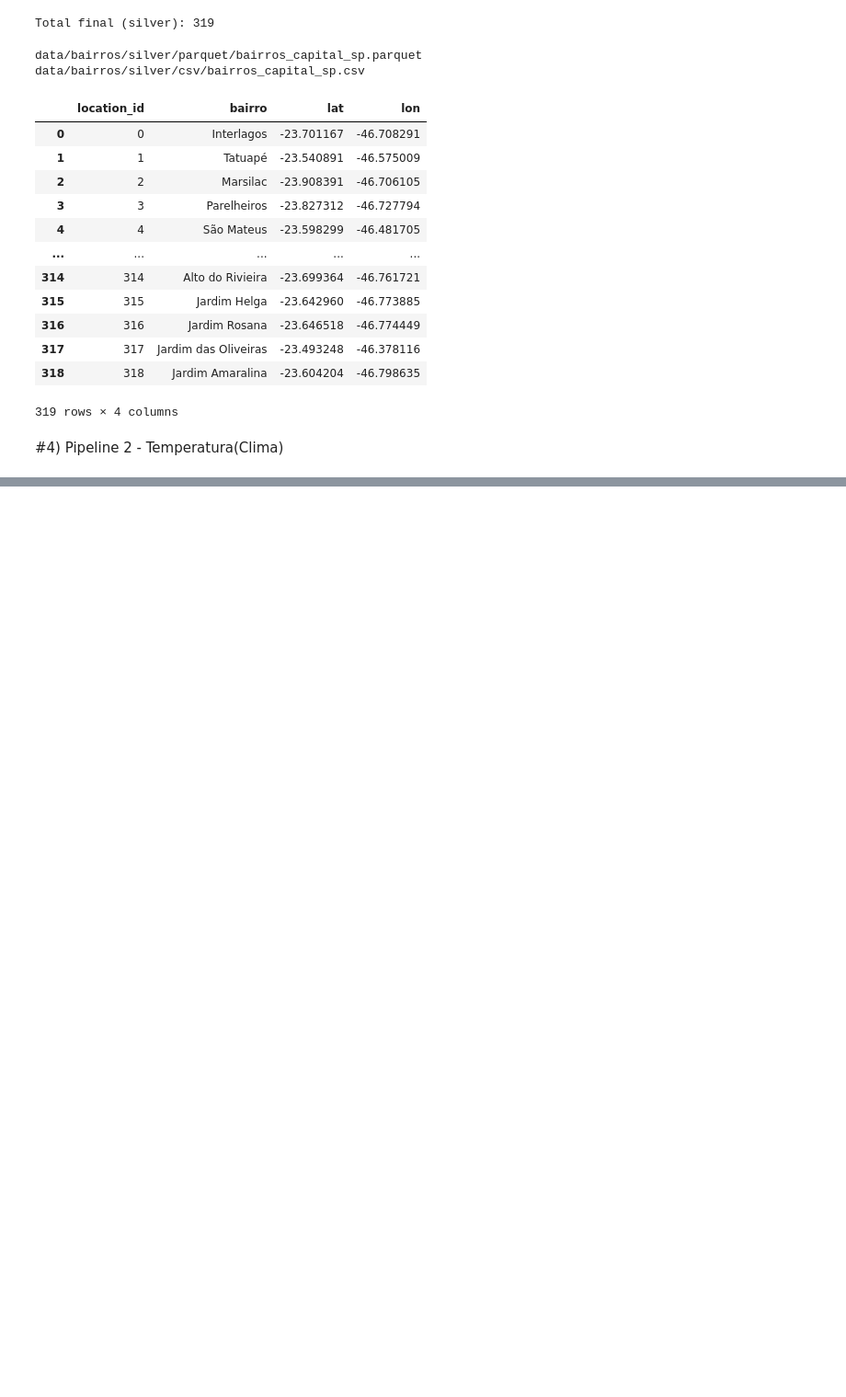
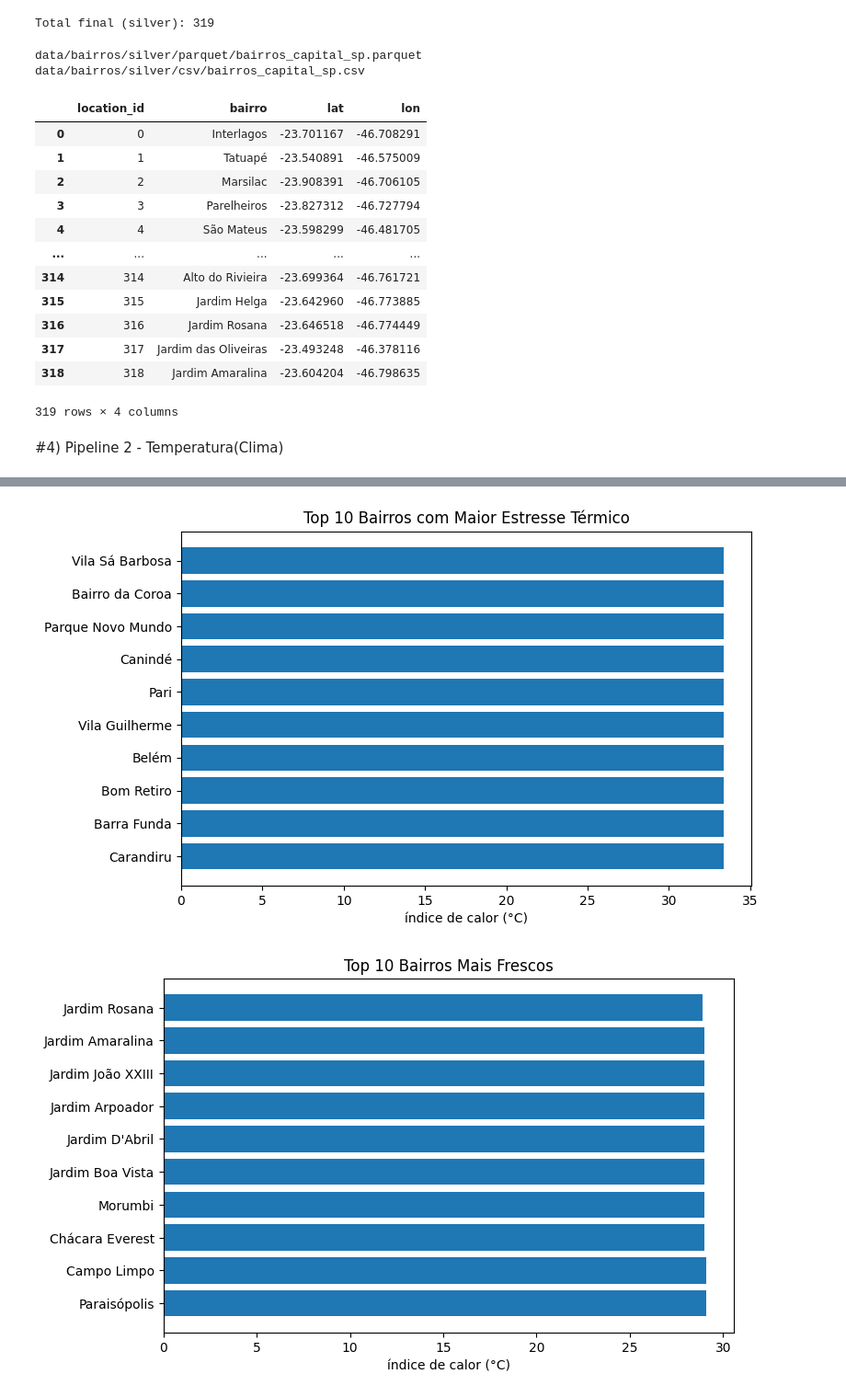
Before and after one commit to lettymoon/analise-temperatura-sp, a Jupyter notebook: temperaturas_bairros_sp.ipynb, the cells around one changed output, grey strips where cells are left out. Shown at 92% size. Saved outputs shown, nothing was run; the diff lists cells and outputs as text; code cells hidden in the pictures; blank space fills up the shorter version.

Commit message:
feat: analise gold

```diff
--- a/temperaturas_bairros_sp.ipynb
+++ b/temperaturas_bairros_sp.ipynb
@@ -504,0 +596,20 @@ bairros_weather_final
+# %%
+# @title Ranking - Mais quentes e mais frescos
+
+df_gold = bairros_clima_final.copy()
+
+df_gold["indice_calor"] = (df_gold["apparent_temperature_min"] + df_gold["apparent_temperature_max"]) / 2
+
+top_quentes = (
+    df_gold
+    .sort_values("indice_calor", ascending=False)
+    .head(10)
+    [["bairro", "indice_calor", "apparent_temperature_max", "apparent_temperature_min"]]
+)
+
+top_frescos = (
+    df_gold
+    .sort_values("indice_calor", ascending=True)
+    .head(10)
+    [["bairro", "indice_calor", "apparent_temperature_max", "apparent_temperature_min"]]
+)
@@ -504,0 +653,52 @@ bairros_weather_final
+# %%
+# @title Visualizações
+
+# Top 10 bairros mais quentes
+
+plt.figure(figsize=(8,5))
+plt.barh(top_quentes["bairro"], top_quentes["indice_calor"])
+plt.gca().invert_yaxis()
+plt.xlabel("índice de calor (°C)")
+plt.title("Top 10 Bairros com Maior Estresse Térmico")
+plt.show()
+
+# Top 10 bairros mais frescos
+
+plt.figure(figsize=(8,5))
+plt.barh(top_frescos["bairro"], top_frescos["indice_calor"])
+plt.gca().invert_yaxis()
+plt.xlabel("índice de calor (°C)")
+plt.title("Top 10 Bairros Mais Frescos")
+plt.show()
+
+# Mapa dos bairros de SP
+
+!pip -q install folium
+
+mapa = folium.Map(
+    location=[df_gold["lat"].mean(), df_gold["lon"].mean()],
+    zoom_start=11,
+    tiles="cartodbpositron"
+)
+
+for _, row in df_gold.iterrows():
+    if pd.isna(row["indice_calor"]):
+        continue
+
+    cor = (
+    "red" if row["indice_calor"] >= df_gold["indice_calor"].quantile(0.75)
+    else "blue" if row["indice_calor"] <= df_gold["indice_calor"].quantile(0.25)
+    else "orange"
+)
+
+    folium.CircleMarker(
+        location=[row["lat"], row["lon"]],
+        radius=5,
+        color=cor,
+        fill=True,
+        fill_opacity=0.7,
+        popup=f"{row['bairro']} — {row['indice_calor']:.1f}°C"
+    ).add_to(mapa)
+# %% [output]
+[figure, added]
+[figure, added]
```
Also changed, not shown: parts of 19 cells of this notebook.
